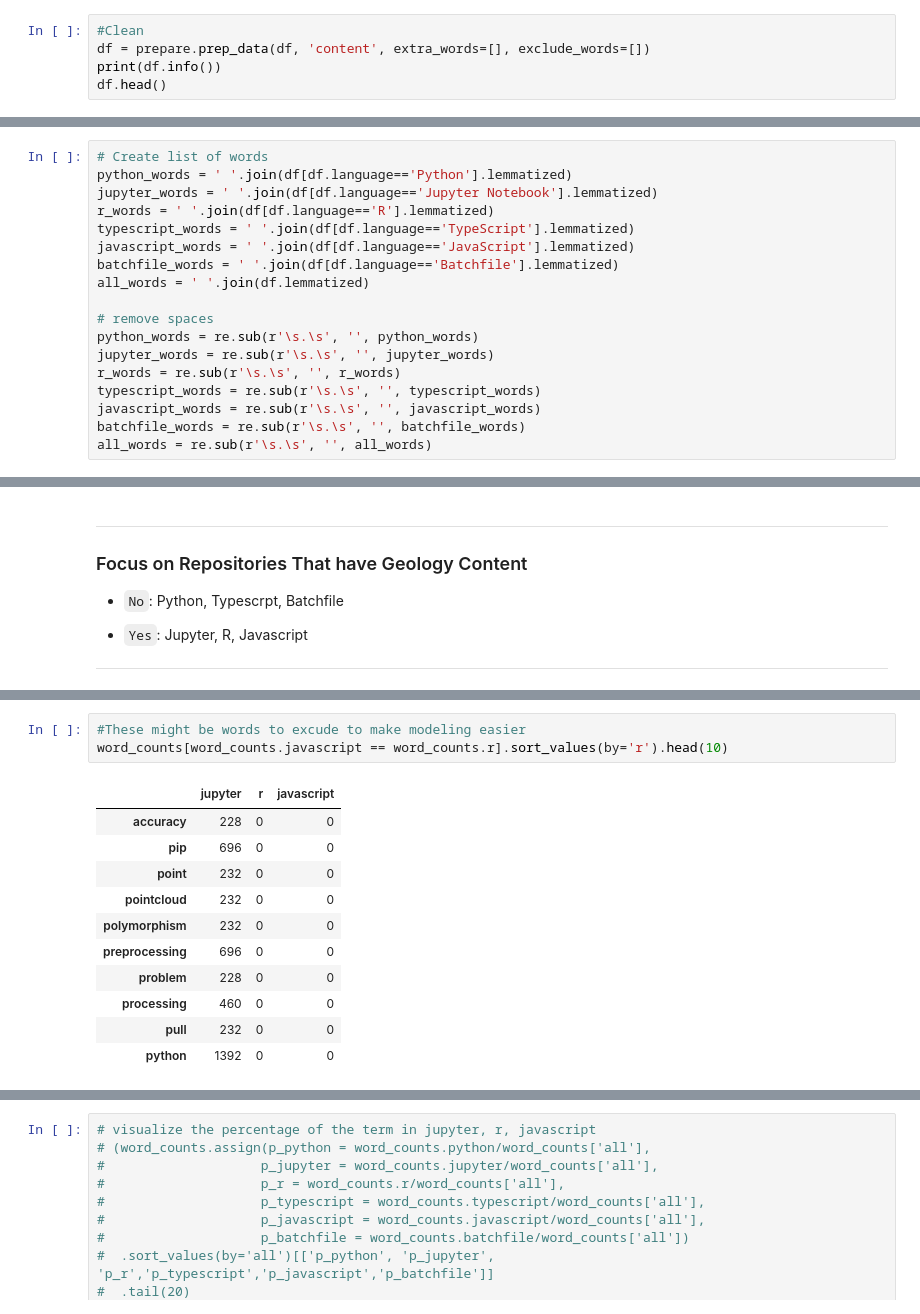
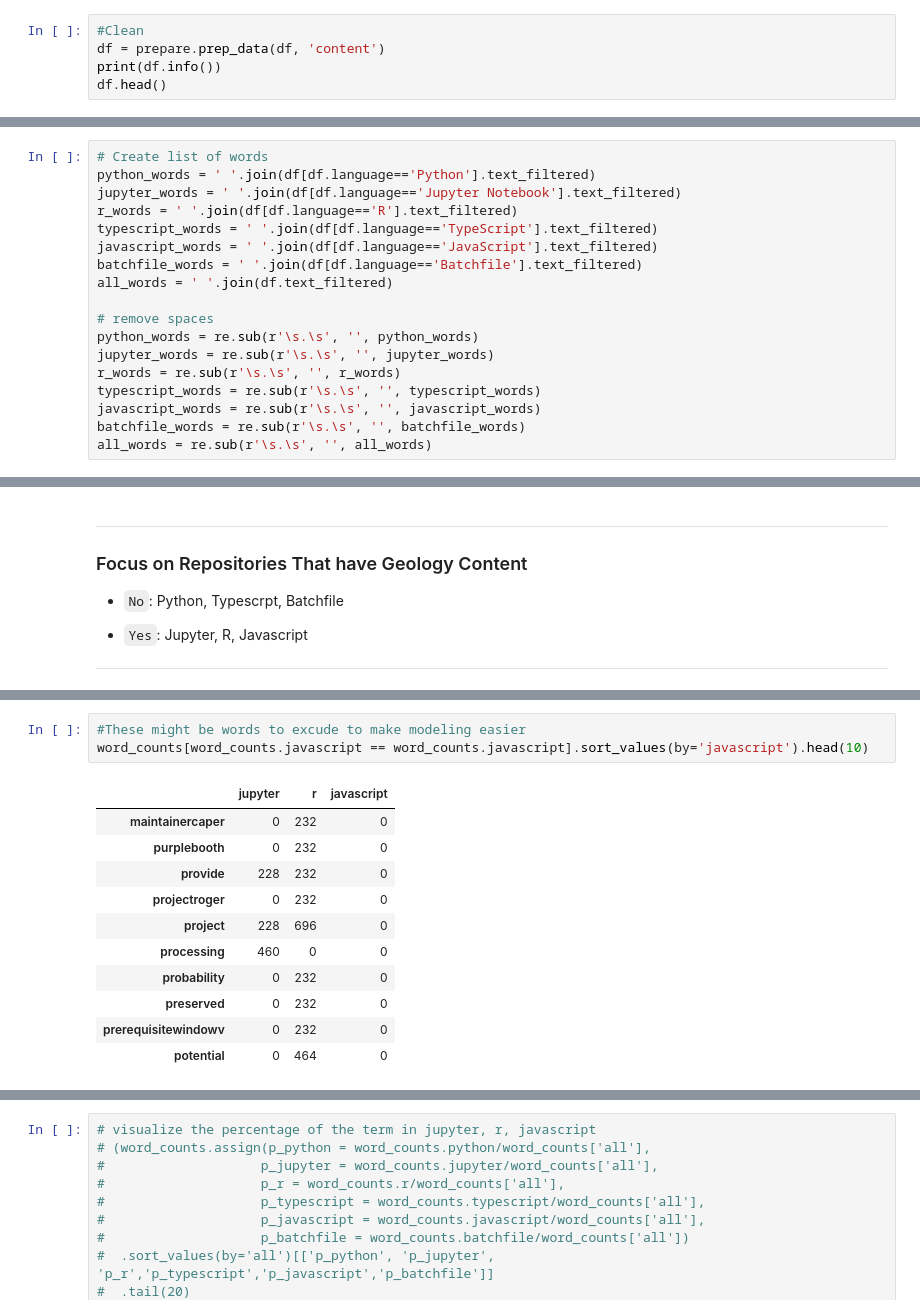
Before and after one commit to CSolitaire/side_projects, a Jupyter notebook: Web Scrapper Project.ipynb, the cells around one changed output, grey strips where cells are left out. Saved outputs shown, nothing was run; the diff lists cells and outputs as text.

```diff
--- a/Web Scrapper Project.ipynb
+++ b/Web Scrapper Project.ipynb
@@ -71,6 +65,6 @@ Name: language, dtype: int64
 # %%
 #Clean
-df = prepare.prep_data(df, 'content', extra_words=[], exclude_words=[])
+df = prepare.prep_data(df, 'content')
 print(df.info())
 df.head()
 # %% [output]
@@ -133,13 +128,13 @@ The average word length of the batchfile repositories is 303
 ## Explore List of Words
 # %%
 # Create list of words
-python_words = ' '.join(df[df.language=='Python'].lemmatized)
-jupyter_words = ' '.join(df[df.language=='Jupyter Notebook'].lemmatized)
-r_words = ' '.join(df[df.language=='R'].lemmatized)
-typescript_words = ' '.join(df[df.language=='TypeScript'].lemmatized)
-javascript_words = ' '.join(df[df.language=='JavaScript'].lemmatized)
-batchfile_words = ' '.join(df[df.language=='Batchfile'].lemmatized)
-all_words = ' '.join(df.lemmatized)
+python_words = ' '.join(df[df.language=='Python'].text_filtered)
+jupyter_words = ' '.join(df[df.language=='Jupyter Notebook'].text_filtered)
+r_words = ' '.join(df[df.language=='R'].text_filtered)
+typescript_words = ' '.join(df[df.language=='TypeScript'].text_filtered)
+javascript_words = ' '.join(df[df.language=='JavaScript'].text_filtered)
+batchfile_words = ' '.join(df[df.language=='Batchfile'].text_filtered)
+all_words = ' '.join(df.text_filtered)
 
 # remove spaces
 python_words = re.sub(r'\s.\s', '', python_words)
@@ -385,15 +380,15 @@ word_counts[word_counts.r == word_counts.jupyter].sort_values(by='jupyter', asce
 # %%
 #These might be words to excude to make modeling easier
-word_counts[word_counts.javascript == word_counts.r].sort_values(by='r').head(10)
+word_counts[word_counts.javascript == word_counts.javascript].sort_values(by='javascript').head(10)
 # %% [output]
 |  | jupyter | r | javascript |
-| accuracy | 228 | 0 | 0 |
-| pip | 696 | 0 | 0 |
-| point | 232 | 0 | 0 |
-| pointcloud | 232 | 0 | 0 |
-| polymorphism | 232 | 0 | 0 |
-| preprocessing | 696 | 0 | 0 |
-| problem | 228 | 0 | 0 |
+| maintainercaper | 0 | 232 | 0 |
+| purplebooth | 0 | 232 | 0 |
+| provide | 228 | 232 | 0 |
+| projectroger | 0 | 232 | 0 |
+| project | 228 | 696 | 0 |
 | processing | 460 | 0 | 0 |
-| pull | 232 | 0 | 0 |
-| python | 1392 | 0 | 0 |
+| probability | 0 | 232 | 0 |
+| preserved | 0 | 232 | 0 |
+| prerequisitewindowv | 0 | 232 | 0 |
+| potential | 0 | 464 | 0 |
```
Also changed, not shown: parts of 17 cells of this notebook.
